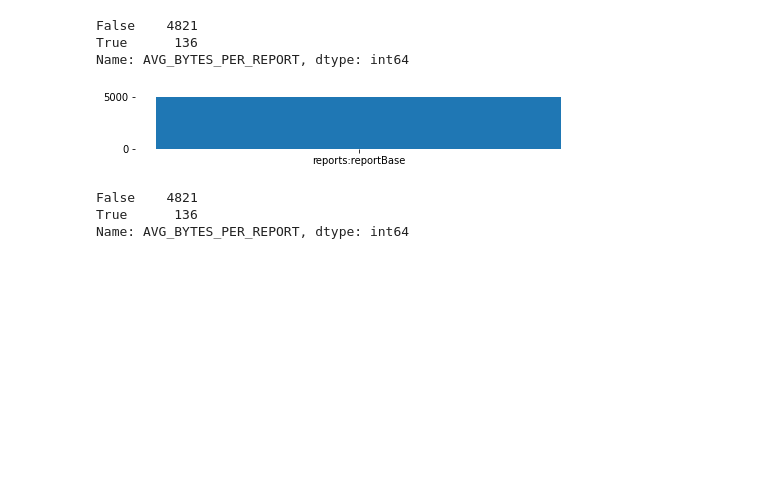
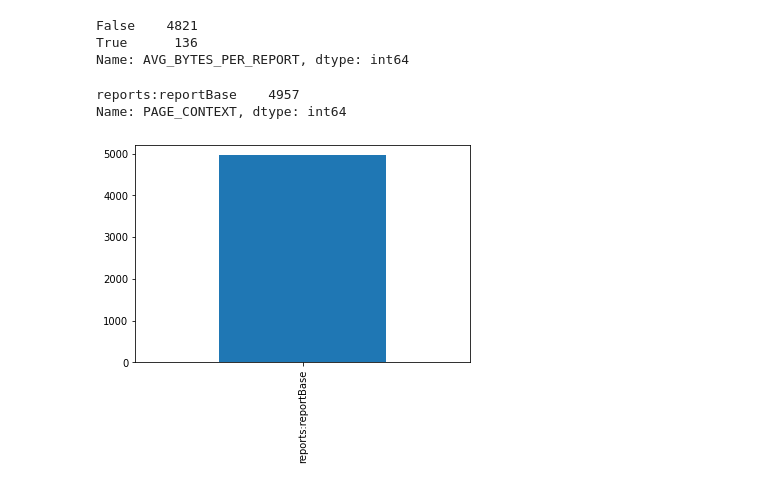
Before and after one commit to dell-splab/lightning-analysis, a Jupyter notebook: Deep analysis of AVERANGE_ROW_COUNT .ipynb, the cells around one changed output. Drawn from its saved outputs; the diff is of its cells as text; code cells hidden in the pictures; blank space fills up the shorter version.

Commit message:
fix plot of components

```diff
--- a/Deep analysis of AVERANGE_ROW_COUNT .ipynb
+++ b/Deep analysis of AVERANGE_ROW_COUNT .ipynb
@@ -425,14 +425,9 @@ False    4821
 True      136
 Name: AVG_BYTES_PER_REPORT, dtype: int64
 # %%
-plt.figure(figsize=(8,1))
-#plt.barh(above_mean_page_view.value_counts(), autopct="%.2f", labels=above_mean_page_view.unique(), colors=["grey", "royalblue"])
-plt.bar(valid_page_view_reports.PAGE_CONTEXT, height=5000)
-plt.box(on=None)
-plt.show()
-above_mean_page_view.value_counts()
+valid_page_view_reports.PAGE_CONTEXT.value_counts().plot(kind='bar')
+valid_page_view_reports.PAGE_CONTEXT.value_counts()
 # %% [output]
+reports:reportBase    4957
+Name: PAGE_CONTEXT, dtype: int64
-[figure, old version]
+[figure, new version]
-False    4821
-True      136
-Name: AVG_BYTES_PER_REPORT, dtype: int64
```
Also changed, not shown: parts of 4 cells of this notebook.
